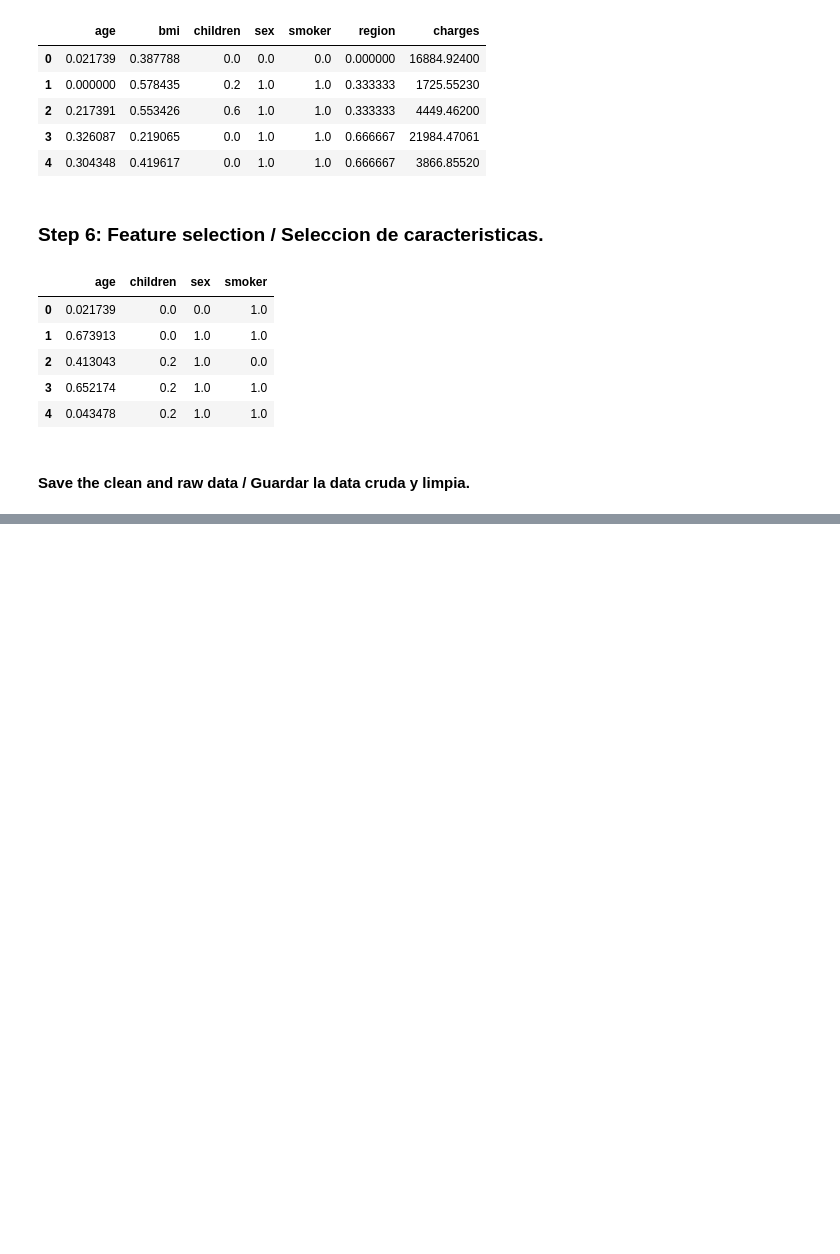
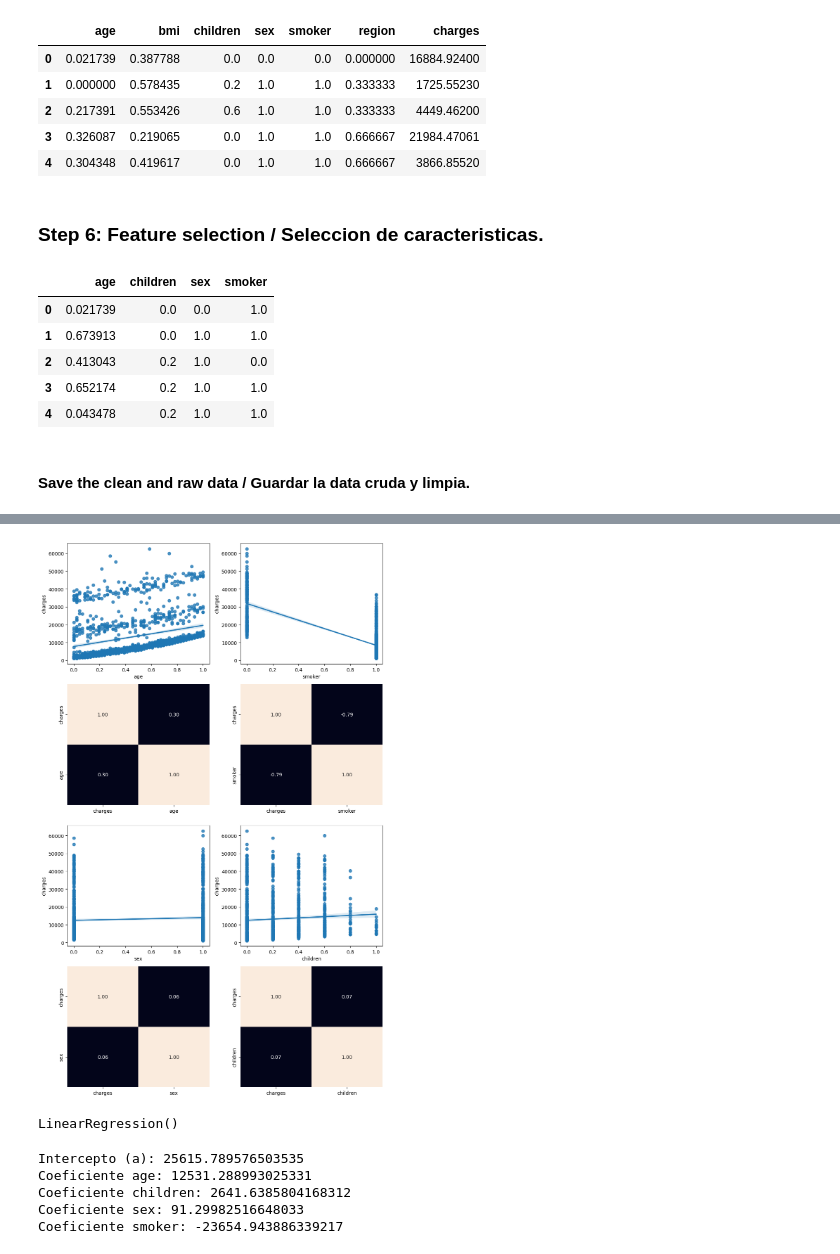
Before and after one commit to Steffanoganahl/Tutorial-de-Proyecto-de-Regresi-n-Linea, a Jupyter notebook: src/explore.ipynb, the cells around one changed output, grey strips where cells are left out. Cells and saved outputs as stored; diff of their text form; code cells hidden in the pictures; blank space fills up the shorter version.

```diff
--- a/src/explore.ipynb
+++ b/src/explore.ipynb
@@ -401,0 +404,6 @@ X_test_sel.to_csv("../data/processed/clean_test.csv", index = False)
+# %%
+# Load train and test datasets / Cargar los conjuntos de datos de entrenamiento y prueba
+train_data = pd.read_csv("../data/processed/clean_train.csv")
+test_data = pd.read_csv("../data/processed/clean_test.csv")
+
+train_data.head()
@@ -401,0 +417,21 @@ X_test_sel.to_csv("../data/processed/clean_test.csv", index = False)
+# %%
+# Visualization of features vs charges / Visualización de características vs charges
+fig, axis = plt.subplots(4, 2, figsize = (10, 16))
+total_data = pd.concat([train_data, test_data])
+
+sns.regplot(ax = axis[0, 0], data = total_data, x = "age", y = "charges")
+sns.heatmap(total_data[["charges", "age"]].corr(), annot = True, fmt = ".2f", ax = axis[1, 0], cbar = False)
+
+sns.regplot(ax = axis[0, 1], data = total_data, x = "smoker", y = "charges")
+sns.heatmap(total_data[["charges", "smoker"]].corr(), annot = True, fmt = ".2f", ax = axis[1, 1], cbar = False)
+
+sns.regplot(ax = axis[2, 0], data = total_data, x = "sex", y = "charges")
+sns.heatmap(total_data[["charges", "sex"]].corr(), annot = True, fmt = ".2f", ax = axis[3, 0], cbar = False)
+
+sns.regplot(ax = axis[2, 1], data = total_data, x = "children", y = "charges")
+sns.heatmap(total_data[["charges", "children"]].corr(), annot = True, fmt = ".2f", ax = axis[3, 1], cbar = False)
+
+plt.tight_layout()
+plt.show()
+# %% [output]
+[figure, added]
@@ -401,0 +445,18 @@ X_test_sel.to_csv("../data/processed/clean_test.csv", index = False)
+# %%
+# Model training / Entrenamiento del modelo
+model = LinearRegression()
+model.fit(X_train, y_train)
+# %% [output]
+LinearRegression()
+# %%
+# Model parameters / Parámetros del modelo
+
+print(f"Intercepto (a): {model.intercept_}")
+for feature, coef in zip(X_train.columns, model.coef_):
+    print(f"Coeficiente {feature}: {coef}")
+# %% [output]
+Intercepto (a): 25615.789576503535
+Coeficiente age: 12531.288993025331
+Coeficiente children: 2641.6385804168312
+Coeficiente sex: 91.29982516648033
+Coeficiente smoker: -23654.943886339217
```
Also changed, not shown: parts of 7 cells of this notebook, 1 other file.
